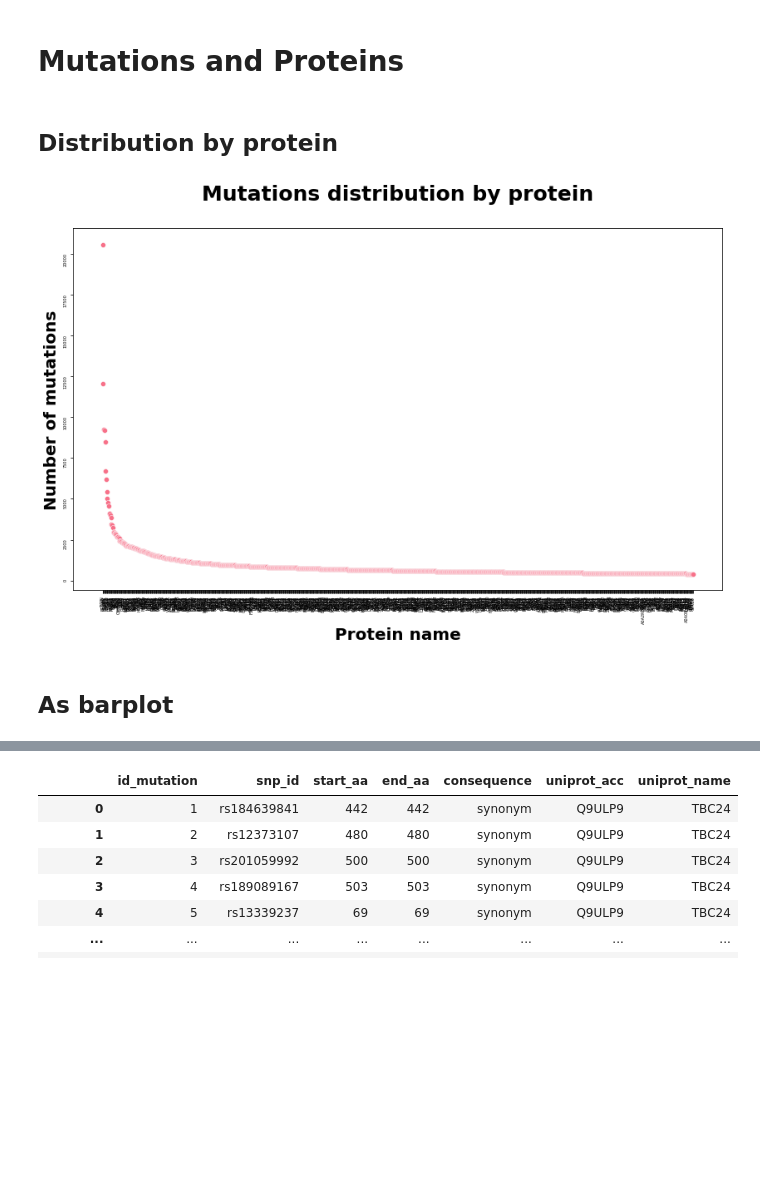
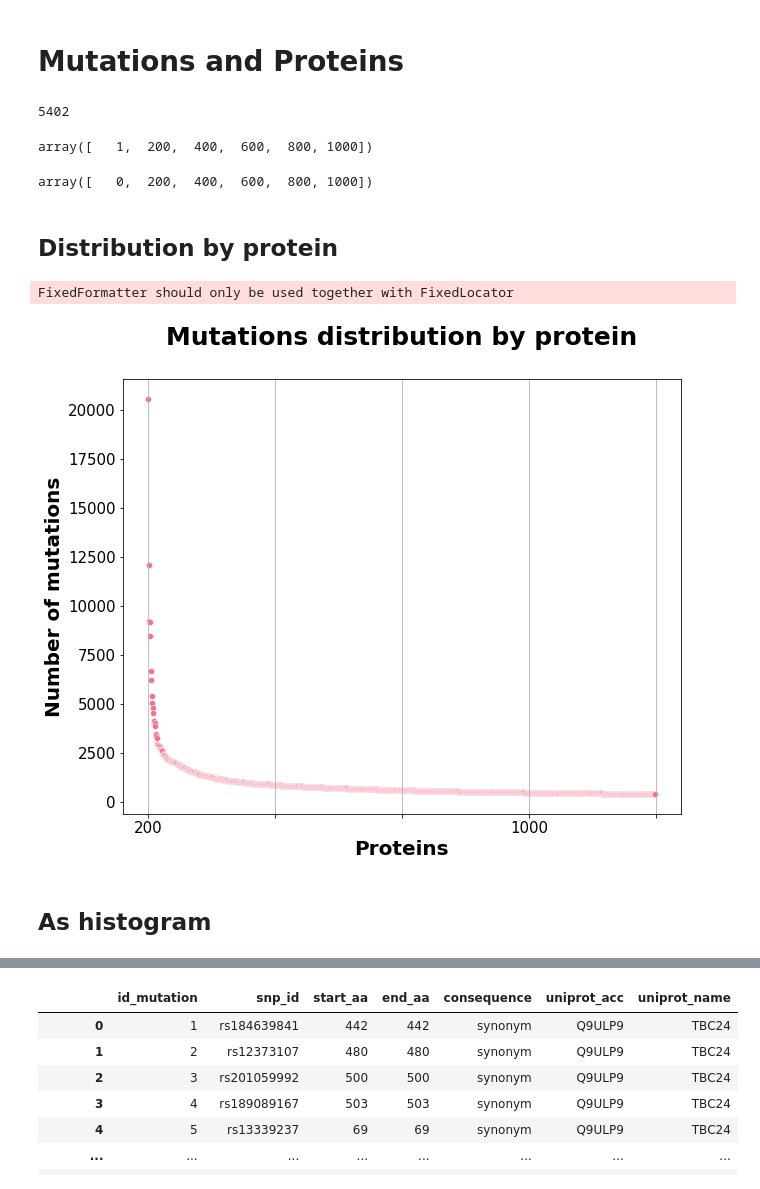
Before and after one commit to alvaro-2/mutations, a Jupyter notebook: disease_plots/some_plots.ipynb, the cells around one changed output, grey strips where cells are left out. Drawn from its saved outputs; the diff is of its cells as text; code cells hidden in the pictures; blank space fills up the shorter version.

Commit message:
histogram upload

```diff
--- a/disease_plots/some_plots.ipynb
+++ b/disease_plots/some_plots.ipynb
@@ -146,24 +201,44 @@ plt.show()
 [figure]
 # %% [markdown]
 # Mutations and Proteins
+# %%
+len(prot_topten)
+# %% [output]
+5402
+# %%
+np.linspace(1, 1000, 6, dtype=int)
+# %% [output]
+array([   1,  200,  400,  600,  800, 1000])
+# %%
+np.arange(0, 1001, 200, dtype=int)
+# %% [output]
+array([   0,  200,  400,  600,  800, 1000])
 # %% [markdown]
 ## Distribution by protein
 # %%
 # PLOT top ten mutations in LLPS proteins
+from matplotlib.ticker import MaxNLocator
 #sns.set_style("whitegrid")
 sns.set_palette("husl", 10)
 
-bar,ax = plt.subplots(figsize=(14,8))
-ax = sns.scatterplot(x= prot_topten.index, y= prot_topten)
+bar,ax = plt.subplots(figsize=(10,8))
+ax = sns.scatterplot(x= prot_topten.index[:1000], y= prot_topten[:1000])#.set(xticklabels=[])
+
+#ax.locator_params(axis="x", nbins=10)
+#ax.set(xticklabels=np.linspace(1, 1000, 6, dtype=int))
+ax.set(xticklabels=['', 200, '', '', 1000])
+#ax.tick_params(bottom=False)
+ax.tick_params(labelsize=15)
+#ax.set_xticklabels(np.linspace(1, 1000, 7, dtype=int))
+ax.xaxis.set_major_locator(MaxNLocator(5))
+
+ax.grid(axis="x")
 ax.set_title("Mutations distribution by protein\n", fontsize=25, weight='bold')
 ax.set_ylabel ("Number of mutations", fontsize=20, weight='bold')
-ax.set_xlabel ("Protein name", fontsize=20, weight='bold')
-ax.tick_params(labelsize=5, rotation=90)
-# for i, v in enumerate(prot_topten):
-#     ax.text(v, i, str(v), weight='bold', fontsize=14)
-
+ax.set_xlabel ("Proteins", fontsize=20, weight='bold')
 plt.show()
 # %% [output]
+FixedFormatter should only be used together with FixedLocator
-[figure, old version]
+[figure, new version]
 # %% [markdown]
-## As barplot
+## As histogram
```
Also changed, not shown: parts of 18 cells of this notebook.
